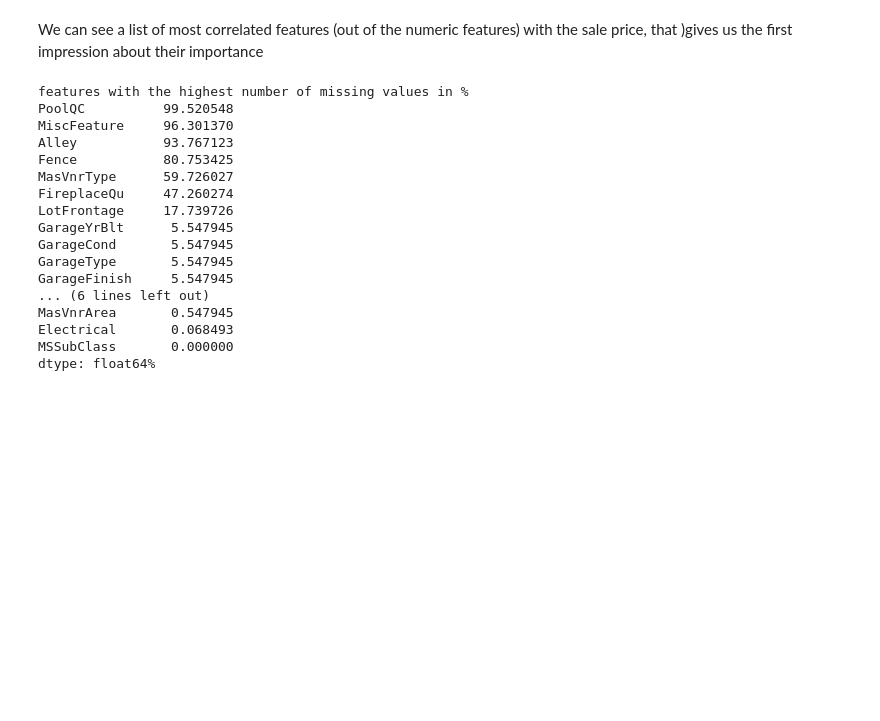
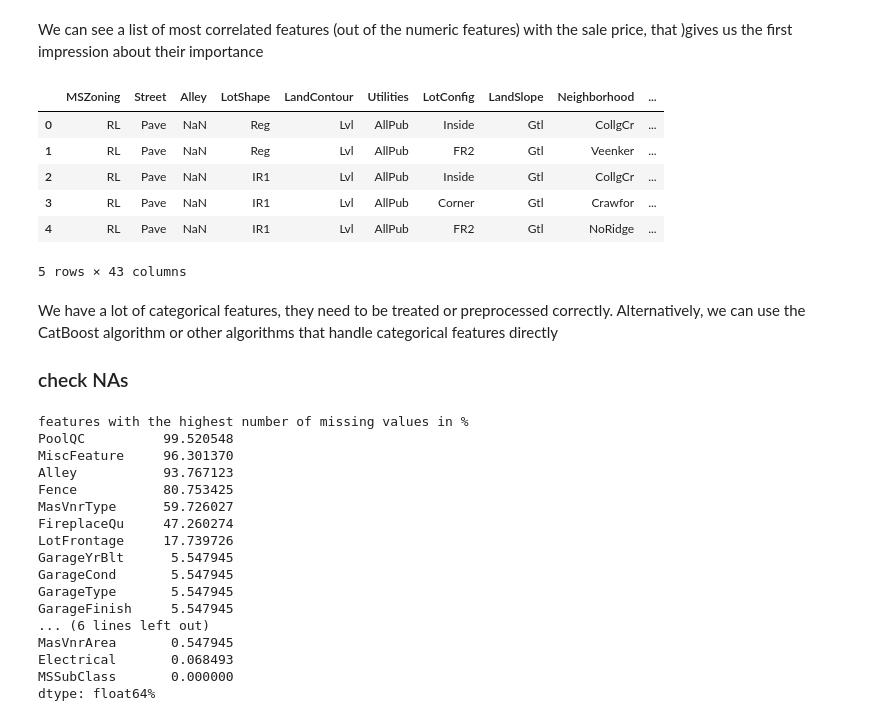
Before and after one commit to talbrend/JET, a Jupyter notebook: EDA_JET.ipynb, the cells around one changed output. Saved outputs shown, nothing was run; the diff lists cells and outputs as text; code cells hidden in the pictures; blank space fills up the shorter version.

```diff
--- a/EDA_JET.ipynb
+++ b/EDA_JET.ipynb
@@ -179,5 +187,19 @@ Name: SalePrice, dtype: float64
 # %% [markdown]
 We can see a list of most correlated features (out of the numeric features) with the sale price, that )gives us the first impression about their importance
+# %%
+df_Obj = dataset_df.select_dtypes(include = ['O'])
+df_Obj.head()
+# %% [output]
+|  | MSZoning | Street | Alley | LotShape | LandContour | Utilities | LotConfig | LandSlope | Neighborhood | ... |
+| 0 | RL | Pave | NaN | Reg | Lvl | AllPub | Inside | Gtl | CollgCr | ... |
+| 1 | RL | Pave | NaN | Reg | Lvl | AllPub | FR2 | Gtl | Veenker | ... |
+| 2 | RL | Pave | NaN | IR1 | Lvl | AllPub | Inside | Gtl | CollgCr | ... |
+| 3 | RL | Pave | NaN | IR1 | Lvl | AllPub | Corner | Gtl | Crawfor | ... |
+| 4 | RL | Pave | NaN | IR1 | Lvl | AllPub | FR2 | Gtl | NoRidge | ... |
+5 rows × 43 columns
+# %% [markdown]
+We have a lot of categorical features, they need to be treated or preprocessed correctly. Alternatively, we can use the CatBoost algorithm or other algorithms that handle categorical features directly
+### check NAs
 # %%
 nan_counts  = dataset_df.isna().sum().sort_values(ascending=False).head(20)/len(dataset_df)*100
 print(f"features with the highest number of missing values in %")
```
Also changed, not shown: parts of 12 cells of this notebook.
